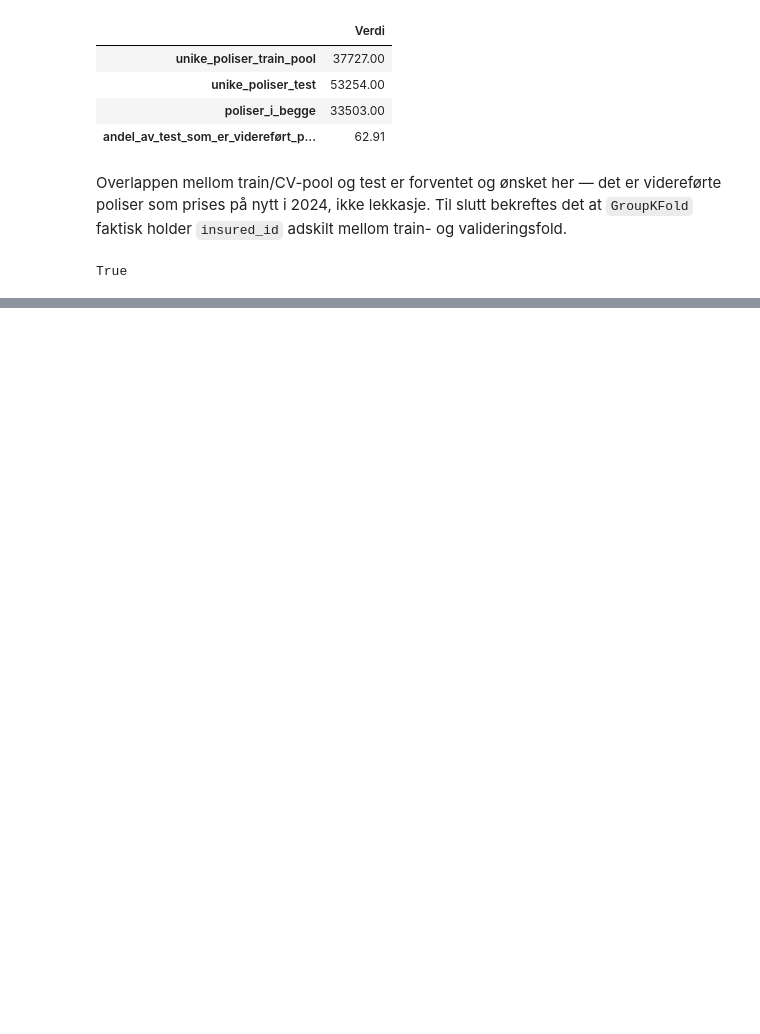
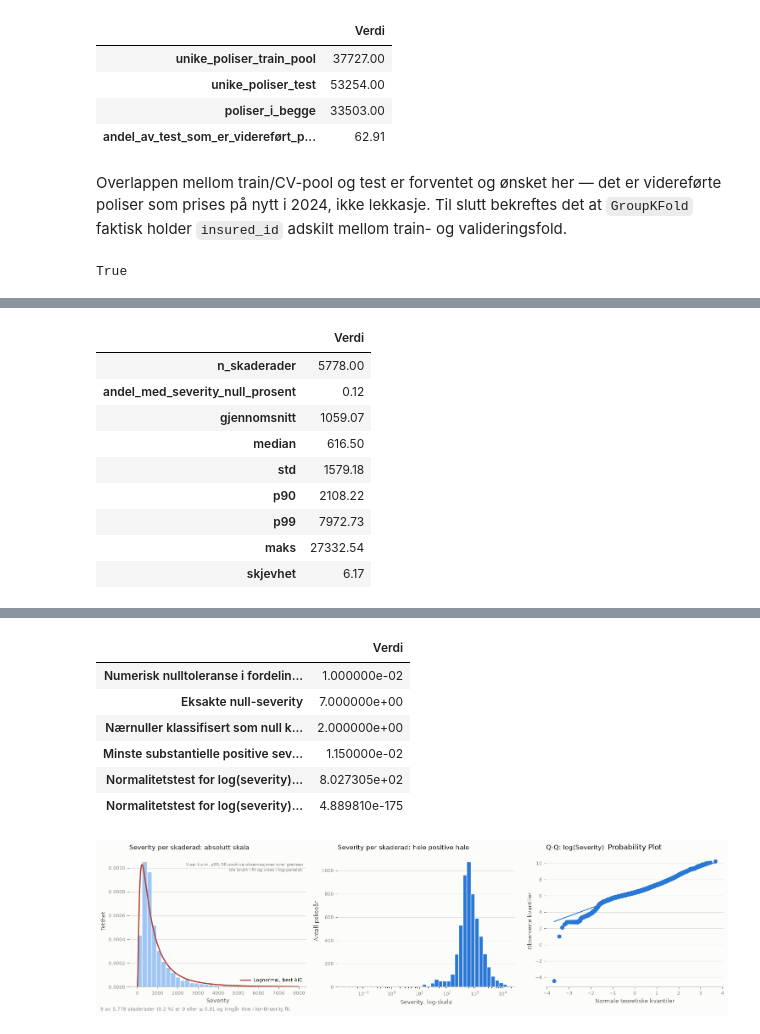
Before and after one commit to MarkusBjerkaas/Motor-Insurance-GLM-ML, a Jupyter notebook: analysis.ipynb, the cells around one changed output, grey strips where cells are left out. Saved outputs shown, nothing was run; the diff lists cells and outputs as text; code cells hidden in the pictures; blank space fills up the shorter version.

```diff
--- a/analysis.ipynb
+++ b/analysis.ipynb
@@ -521,0 +570,34 @@ GroupKFold(n_splits=5, random_state=None, shuffle=False)
+# %%
+display(build_severity_summary(train_pool))
+severity_fit = build_severity_distribution_fit(train_pool)
+display(severity_fit)
+display(
+    pd.Series(
+        {
+            "Numerisk nulltoleranse i fordelingsdiagnostikk": severity_fit.attrs["zero_tolerance"],
+            "Eksakte null-severity": severity_fit.attrs["exact_zero_count"],
+            "Nærnuller klassifisert som null kun i diagnostikk": severity_fit.attrs["near_zero_count"],
+            "Minste substantielle positive severity": (
+                train_pool.loc[train_pool["property_claims"].gt(0), "property_incurred"]
+                .div(train_pool.loc[train_pool["property_claims"].gt(0), "property_claims"])
+                .loc[lambda values: values.gt(severity_fit.attrs["zero_tolerance"])]
+                .min()
+            ),
+            "Normalitetstest for log(severity), statistikk": severity_fit.attrs["normality_stat"],
+            "Normalitetstest for log(severity), p-verdi": severity_fit.attrs["normality_pvalue"],
+        },
+        name="Verdi",
+    ).to_frame()
+)
+display(plot_severity_distribution(train_pool, severity_fit))
+# %% [output]
+|  | Verdi |
+| n_skaderader | 5778.00 |
+| andel_med_severity_null_prosent | 0.12 |
+| gjennomsnitt | 1059.07 |
+| median | 616.50 |
+| std | 1579.18 |
+| p90 | 2108.22 |
+| p99 | 7972.73 |
+| maks | 27332.54 |
+| skjevhet | 6.17 |
@@ -521,0 +607,8 @@ GroupKFold(n_splits=5, random_state=None, shuffle=False)
+|  | Verdi |
+| Numerisk nulltoleranse i fordelin... | 1.000000e-02 |
+| Eksakte null-severity | 7.000000e+00 |
+| Nærnuller klassifisert som null k... | 2.000000e+00 |
+| Minste substantielle positive sev... | 1.150000e-02 |
+| Normalitetstest for log(severity)... | 8.027305e+02 |
+| Normalitetstest for log(severity)... | 4.889810e-175 |
+[figure, added]
```
Also changed, not shown: parts of 47 cells of this notebook, 3 other files.
